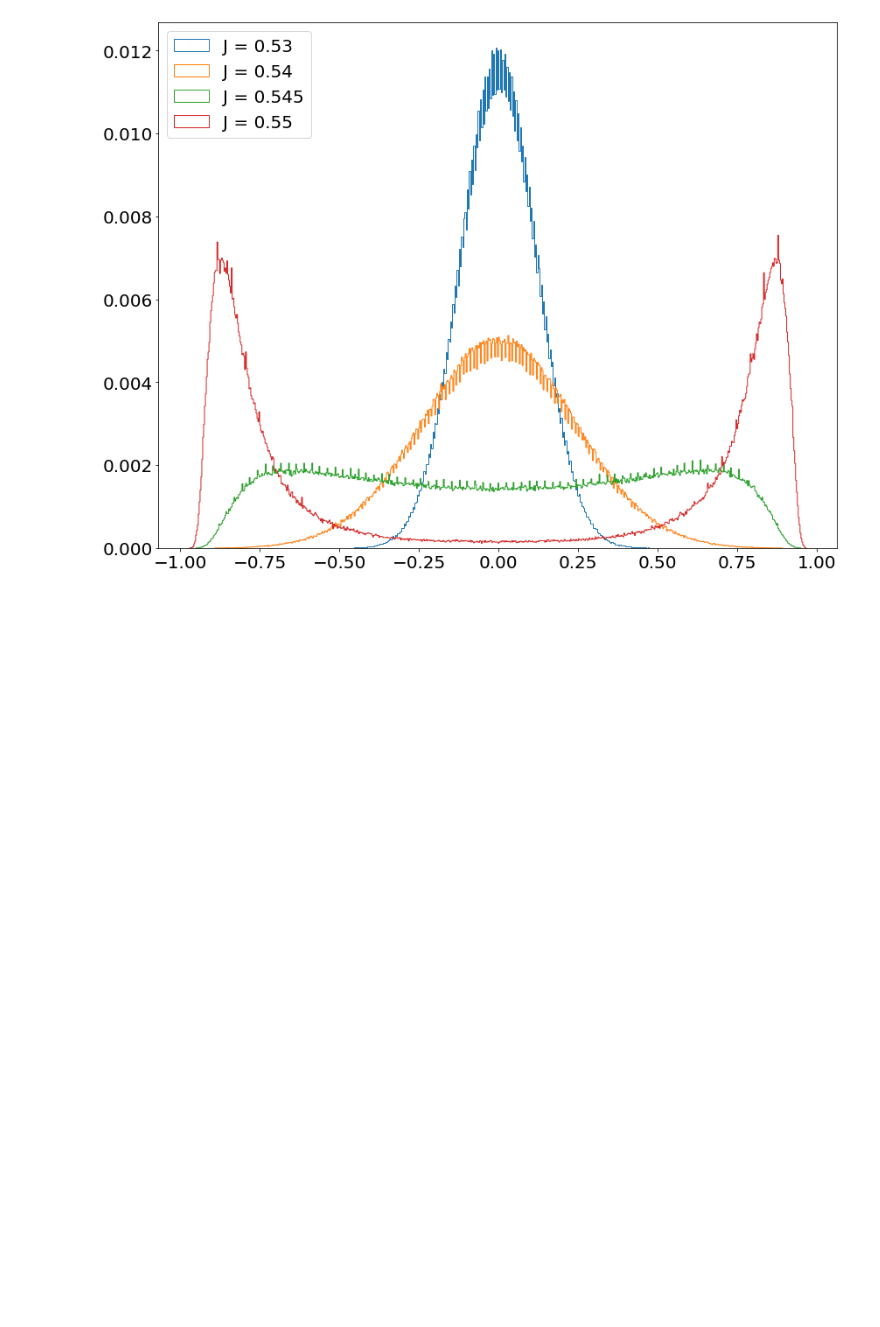
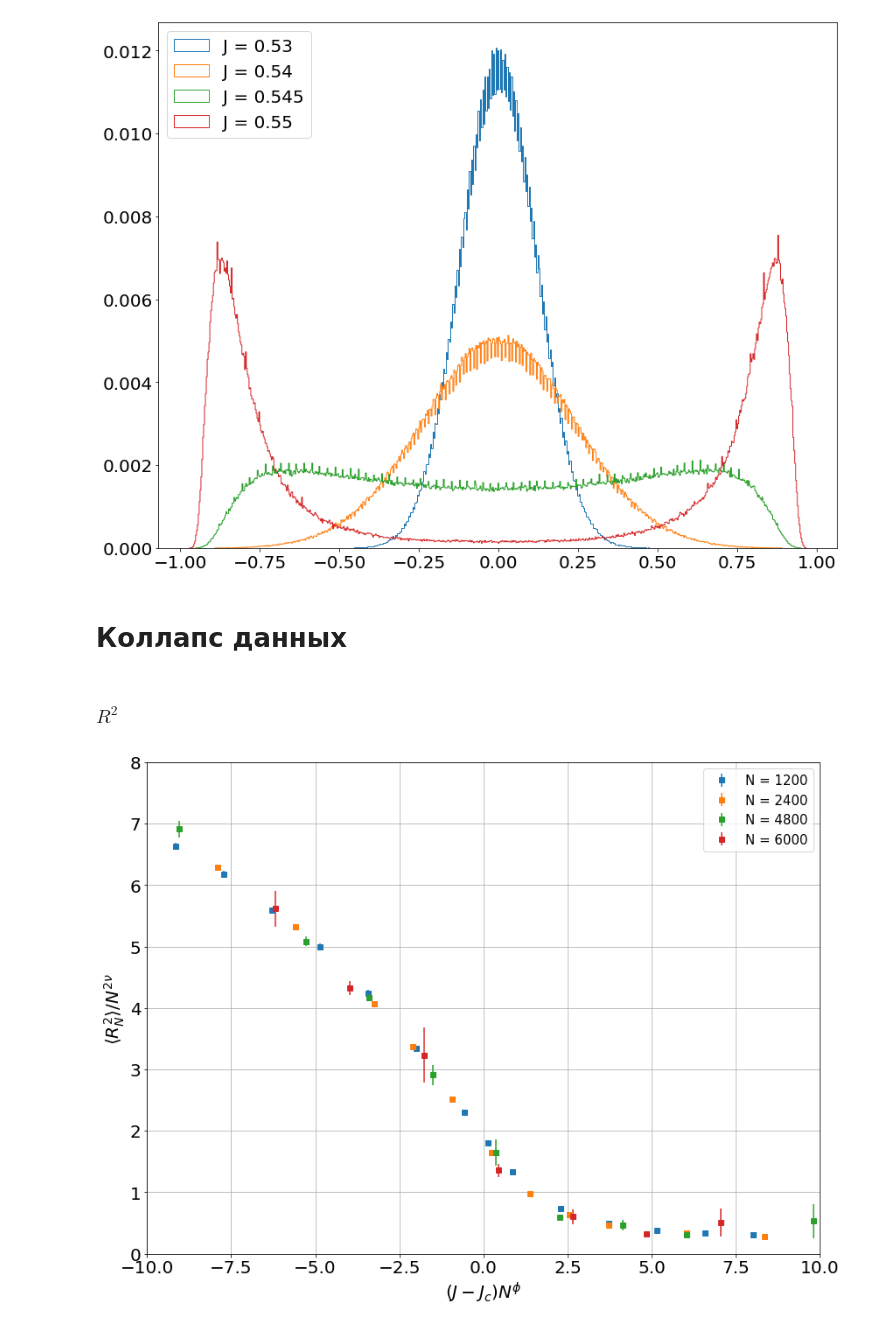
Before and after one commit to Chpel/ProjectMagnet, a Jupyter notebook: Расчёты .ipynb/TrIsingISAW.ipynb, the cells around one changed output. Cells and saved outputs as stored; diff of their text form; code cells hidden in the pictures; blank space fills up the shorter version.

Commit message:
TrIsISAW DataCollapse

```diff
--- a/Расчёты .ipynb/TrIsingISAW.ipynb
+++ b/Расчёты .ipynb/TrIsingISAW.ipynb
@@ -375,3 +340,32 @@ plt.tight_layout()
 #plt.savefig(Photos_dir / 'TrIsISAW_m2_distr.png')
 # %% [output]
 [figure]
+# %% [markdown]
+# Коллапс данных
+# %% [markdown]
+### $R^2$
+# %%
+x = 'N'
+y_name = 'mean_R_sq'
+ye_name = 'err_mean_R_sq'
+nu = 4/7
+fi = 0.7
+J_c = 0.544
+
+fig, ax = plt.subplots(figsize=(12,9))
+Ns = data.N.unique()
+for N in Ns[(Ns > 1000) & (Ns < 7200)]:
+    dataN = data[data.N == N]
+    ax.errorbar((dataN['J'] - J_c)*(N ** fi), y=dataN[y_name]/(N ** (2 * nu)), yerr=dataN[ye_name]/(N ** (2 * nu)), fmt='s', label=f'N = {N}')
+
+plt.xlim(-10, 10)
+plt.ylim(0,8)
+plt.xlabel(r'$(J-J_c)N^{\phi}$', fontsize=20)
+plt.ylabel(r'$\langle R^2_N \rangle / N^{2\nu}$', fontsize=20)
+plt.legend(loc=1, fontsize=15);
+plt.grid();
+plt.tick_params(labelsize=20)
+plt.tight_layout()
+#plt.savefig(Photos_dir / 'TrIsISAW_R2log.png')
+# %% [output]
+[figure, added]
```
Also changed, not shown: parts of 13 cells of this notebook, 4 other files.
